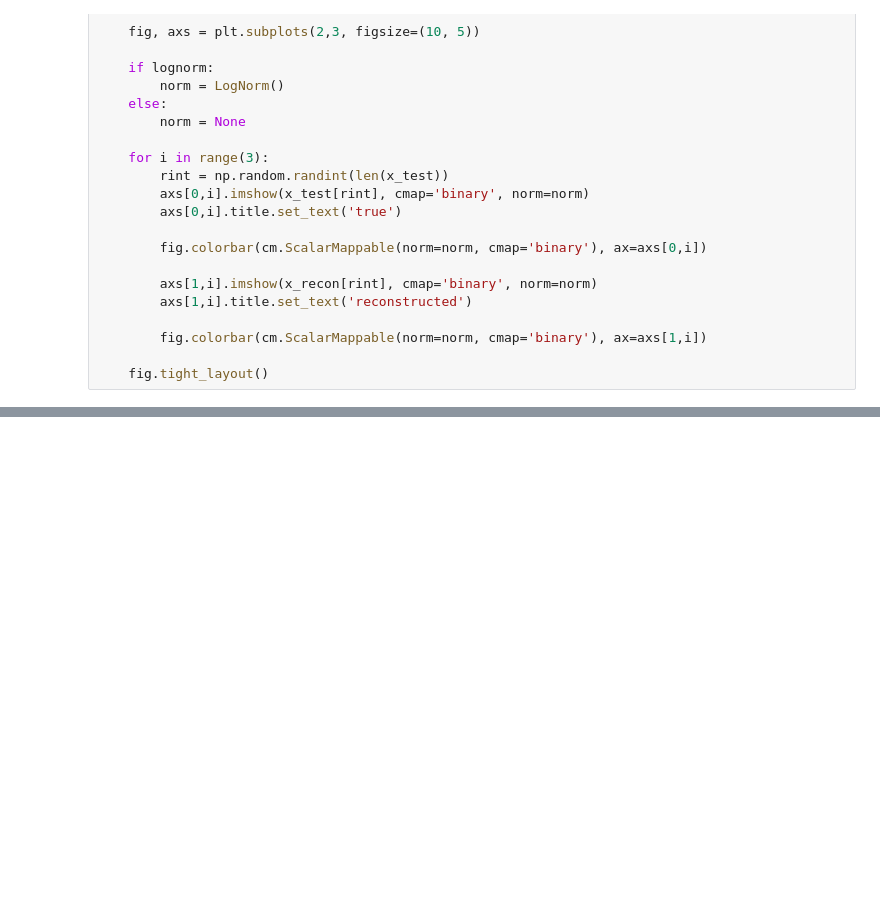
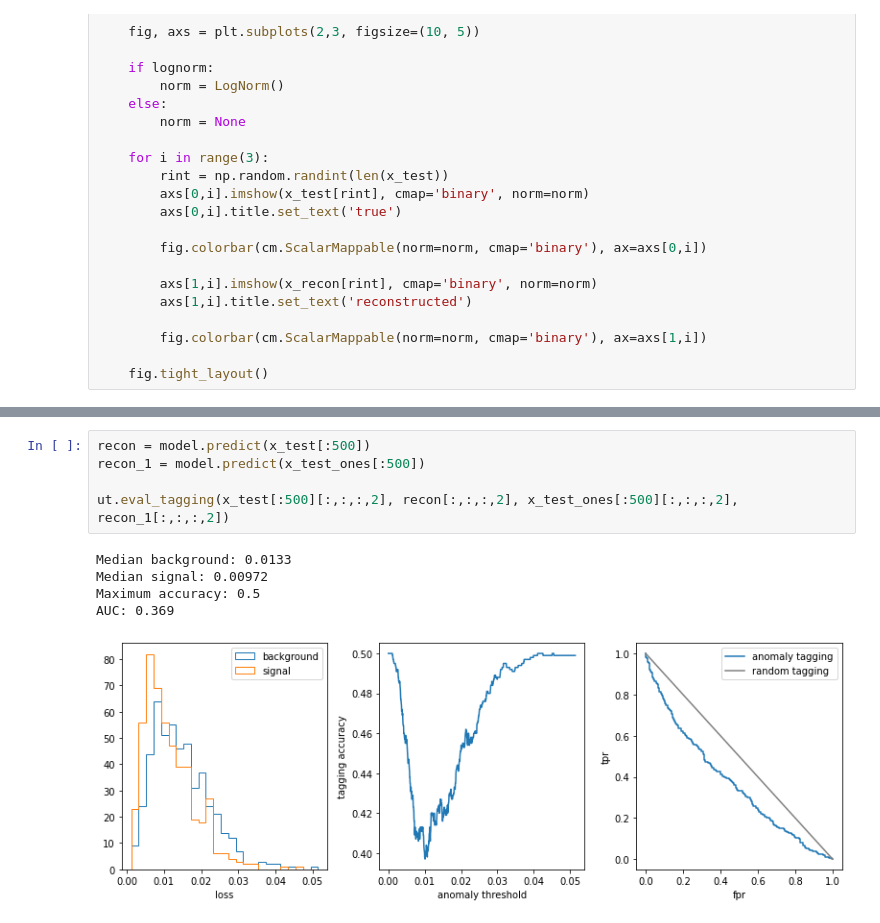
Before and after one commit to TomMago/hep-VQAE, a Jupyter notebook: notebooks/Quark-Gluon/Quark-Gluon-CAE.ipynb, the cells around one changed output, grey strips where cells are left out. Saved outputs shown, nothing was run; the diff lists cells and outputs as text; blank space fills up the shorter version.

```diff
--- a/notebooks/Quark-Gluon/Quark-Gluon-CAE.ipynb
+++ b/notebooks/Quark-Gluon/Quark-Gluon-CAE.ipynb
@@ -291,0 +298,11 @@ normalized MAE: 0.00014
+# %%
+recon = model.predict(x_test[:500])
+recon_1 = model.predict(x_test_ones[:500])
+
+ut.eval_tagging(x_test[:500][:,:,:,2], recon[:,:,:,2], x_test_ones[:500][:,:,:,2], recon_1[:,:,:,2])
+# %% [output]
+Median background: 0.0133
+Median signal: 0.00972
+Maximum accuracy: 0.5
+AUC: 0.369
+[figure, added]
```
Also changed, not shown: parts of 3 cells of this notebook, 1 other file.
